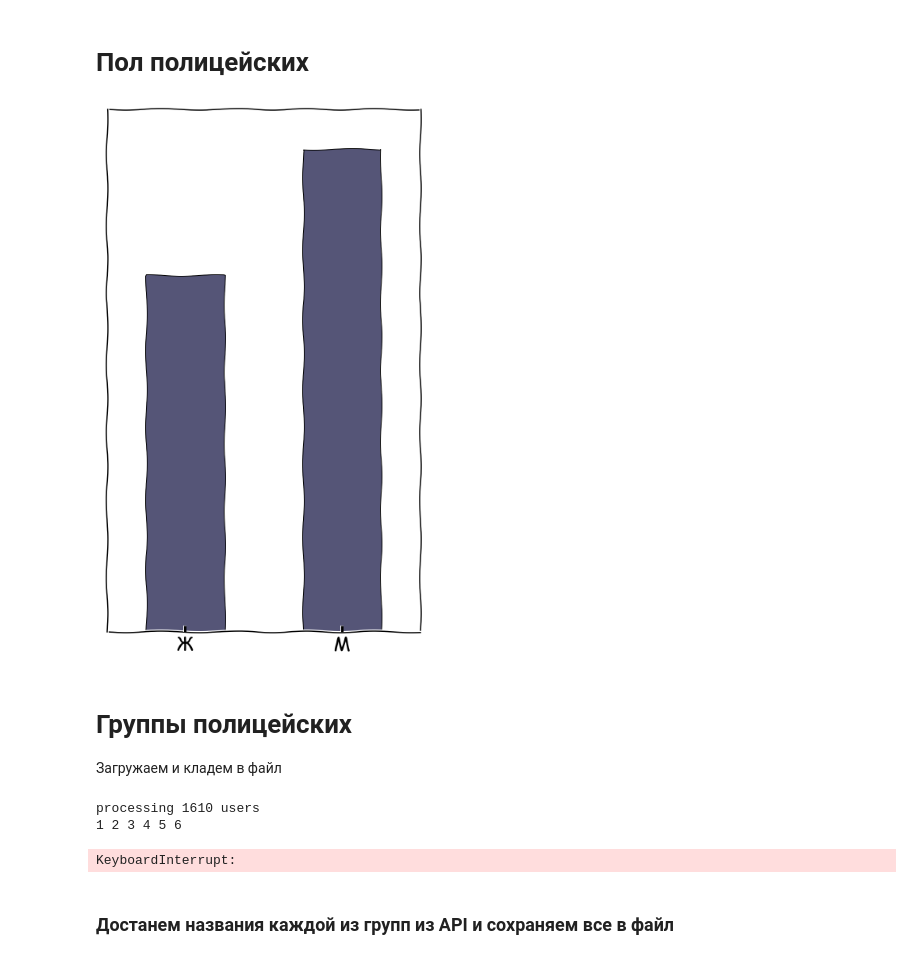
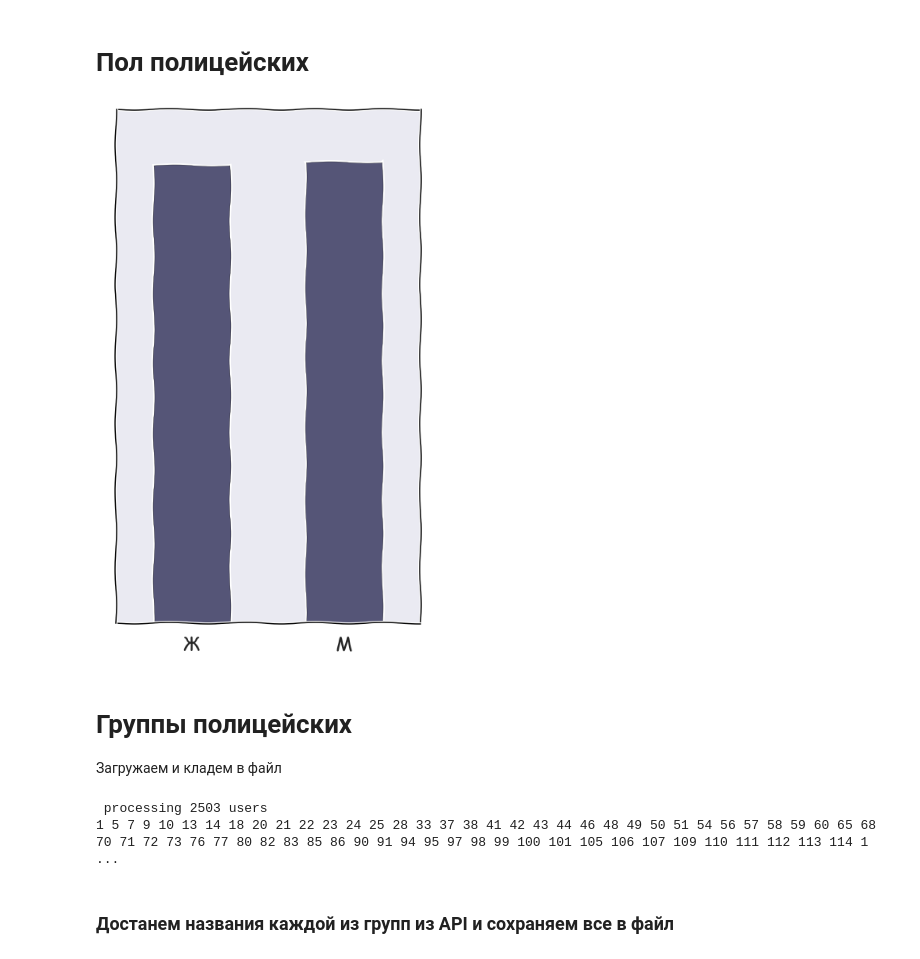
Before and after one commit to alwx/police-analytics, a Jupyter notebook: PoliceGroups.ipynb, the cells around one changed output. Drawn from its saved outputs; the diff is of its cells as text; code cells hidden in the pictures.

Commit message:
refactoring, updated plots

```diff
--- a/PoliceGroups.ipynb
+++ b/PoliceGroups.ipynb
@@ -126,7 +124,7 @@ p.get_figure().savefig('images/universities_non_police_all.png', dpi=100)
 # %%
 %matplotlib inline
 
-with open('datasets/policeGroups/users.json') as data_file:
+with open('datasets/randomPeople/users.json') as data_file:
     users = json.load(data_file)
 
 def update_sex(user):
@@ -140,41 +138,41 @@ def update_sex(user):
 users = map(update_sex, users)
 users = filter(lambda x: x['sex'] != 0, users)
 
 df = pd.DataFrame(users)
 df = df.groupby('sex_name').size()
 
 p = df.plot(kind='bar', color='#555577')
 
 plt.xkcd()
 
 plt.tick_params(
     axis='x',          # changes apply to the x-axis
     which='both',      # both major and minor ticks are affected
     top='off',
-    bottom='on')         # labels along the bottom edge are off
+    bottom='off')         # labels along the bottom edge are off
 
 plt.tick_params(
     axis='y',          # changes apply to the x-axis
     which='both',      # both major and minor ticks are affected
     left='off',
     right='off')         # labels along the bottom edge are off
 
 matplotlib.rc('xtick', labelsize=24)
 matplotlib.rc('ytick', labelsize=0)
 
 plt.xticks(rotation=0)
 
 p.set_xlabel("")
 p.get_figure().set_size_inches(6, 10)
 p.get_figure().tight_layout()
-p.get_figure().savefig('images/sex_police.png', dpi=100)
+p.get_figure().savefig('images/sex_all.png', dpi=100)
 # %% [output]
-[figure, old version]
+[figure, new version]
 # %% [markdown]
 # Группы полицейских
 Загружаем и кладем в файл
 # %%
-with open('datasets/policeGroups/users.json') as data_file:
+with open('datasets/randomPeople/users.json') as data_file:
     users = json.load(data_file)
 
 groups = {}
@@ -197,13 +195,12 @@ for i in range(0, len(users)):
         print "%d" % (i + 1),
     time.sleep(0.5)
 
-f = open('datasets/policeGroups/groups_ids.json','w')
+f = open('datasets/randomPeople/groups_ids.json','w')
 f.write(json.dumps(groups))
 f.close()
 # %% [output]
-processing 1610 users
-1 2 3 4 5 6
+ processing 2503 users
+1 5 7 9 10 13 14 18 20 21 22 23 24 25 28 33 37 38 41 42 43 44 46 48 49 50 51 54 56 57 58 59 60 65 68 70 71 72 73 76 77 80 82 83 85 86 90 91 94 95 97 98 99 100 101 105 106 107 109 110 111 112 113 114 1 ...
-KeyboardInterrupt:
 # %% [markdown]
 ### Достанем названия каждой из групп из API и сохраняем все в файл
 # %%
```
Also changed, not shown: parts of 1 cell of this notebook, 23 other files.
